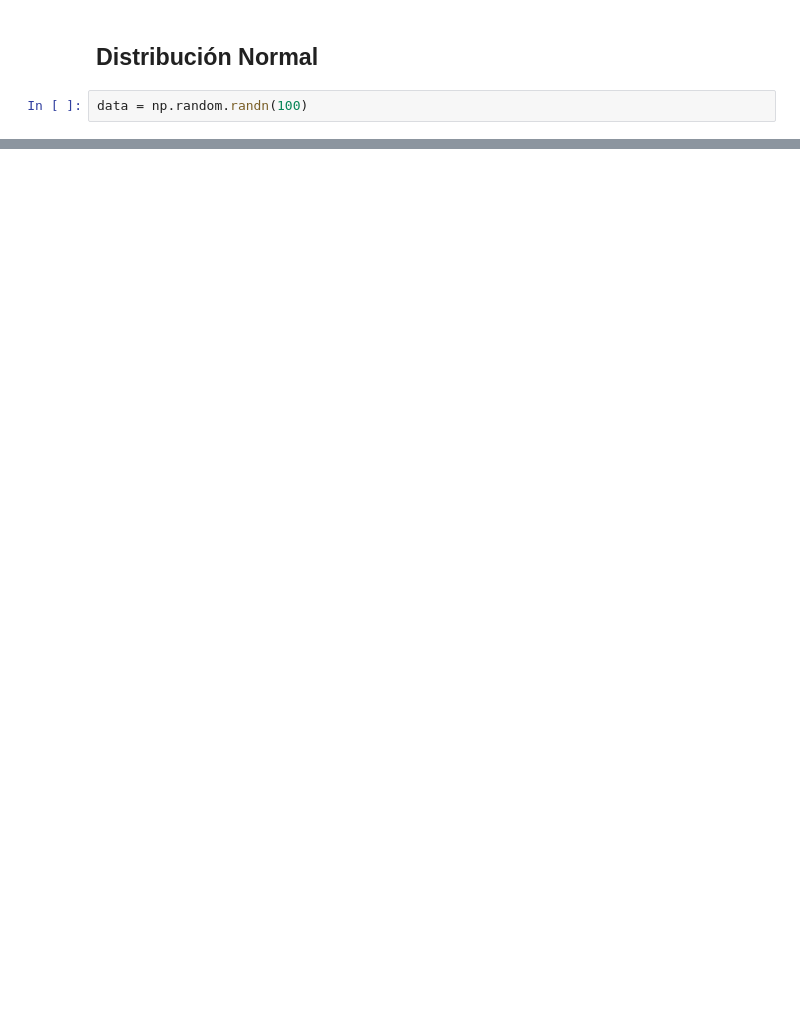
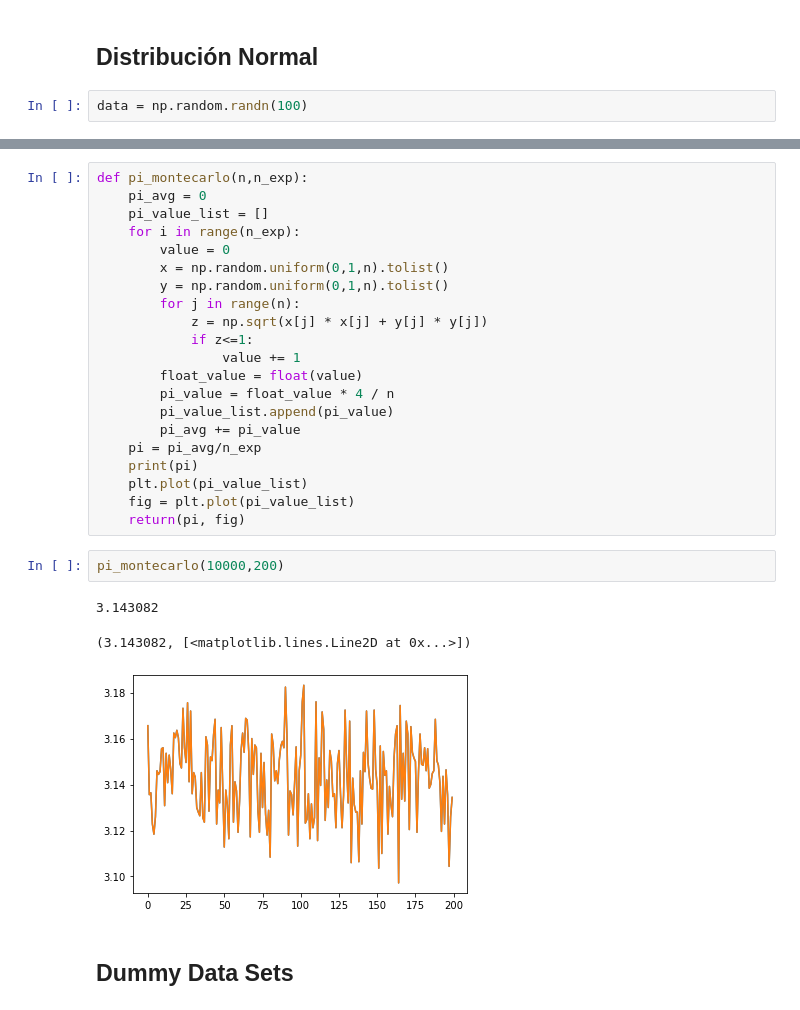
Before and after one commit to CarlosG4rc/ml-curso, a Jupyter notebook: Uno/T2 - 2 - Data Cleaning - Funciones de distribución de probabilidad.ipynb, the cells around one changed output, grey strips where cells are left out. Cells and saved outputs as stored; diff of their text form; blank space fills up the shorter version.

```diff
--- a/Uno/T2 - 2 - Data Cleaning - Funciones de distribución de probabilidad.ipynb
+++ b/Uno/T2 - 2 - Data Cleaning - Funciones de distribución de probabilidad.ipynb
@@ -68,0 +79,29 @@ array([[-0.53937663, -0.88076063,  1.16332534,  0.16660104],
+# %%
+def pi_montecarlo(n,n_exp):
+    pi_avg = 0
+    pi_value_list = []
+    for i in range(n_exp):
+        value = 0
+        x = np.random.uniform(0,1,n).tolist()
+        y = np.random.uniform(0,1,n).tolist()
+        for j in range(n):
+            z = np.sqrt(x[j] * x[j] + y[j] * y[j])
+            if z<=1:
+                value += 1
+        float_value = float(value)
+        pi_value = float_value * 4 / n
+        pi_value_list.append(pi_value)
+        pi_avg += pi_value
+    pi = pi_avg/n_exp
+    print(pi)
+    plt.plot(pi_value_list)
+    fig = plt.plot(pi_value_list)
+    return(pi, fig)
+# %%
+pi_montecarlo(10000,200)
+# %% [output]
+3.143082
+(3.143082, [<matplotlib.lines.Line2D at 0x...>])
+[figure, added]
+# %% [markdown]
+## Dummy Data Sets
```
Also changed, not shown: parts of 21 cells of this notebook, 1 other file.
